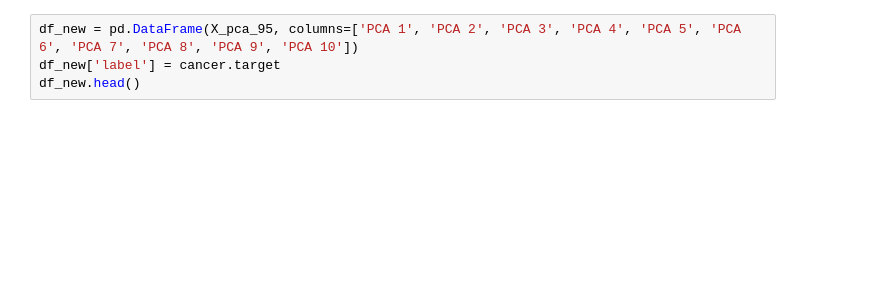
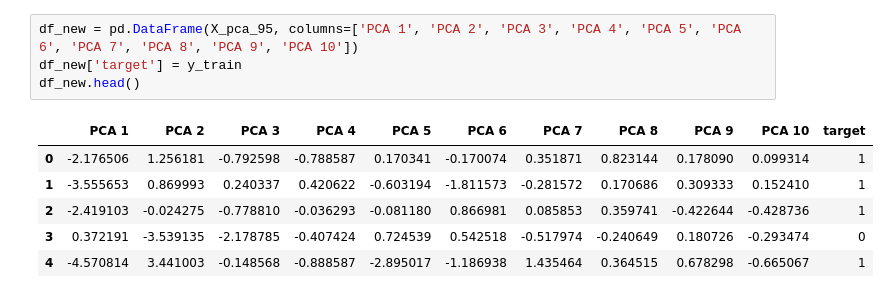
Before and after one commit to debjitpal5040/ML_Algorithms, a Jupyter notebook: Machine Learning/Dimentionality Reduction Techniques/Principal_Component_Analysis.ipynb, the cells around one changed output. Saved outputs shown, nothing was run; the diff lists cells and outputs as text; blank space fills up the shorter version.

```diff
--- a/Machine Learning/Dimentionality Reduction Techniques/Principal_Component_Analysis.ipynb
+++ b/Machine Learning/Dimentionality Reduction Techniques/Principal_Component_Analysis.ipynb
@@ -49,4 +170,11 @@ plt.title('95% Explained Variance')
 # %%
 df_new = pd.DataFrame(X_pca_95, columns=['PCA 1', 'PCA 2', 'PCA 3', 'PCA 4', 'PCA 5', 'PCA 6', 'PCA 7', 'PCA 8', 'PCA 9', 'PCA 10'])
-df_new['label'] = cancer.target
+df_new['target'] = y_train
 df_new.head()
+# %% [output]
+|  | PCA 1 | PCA 2 | PCA 3 | PCA 4 | PCA 5 | PCA 6 | PCA 7 | PCA 8 | PCA 9 | PCA 10 | target |
+| 0 | -2.176506 | 1.256181 | -0.792598 | -0.788587 | 0.170341 | -0.170074 | 0.351871 | 0.823144 | 0.178090 | 0.099314 | 1 |
+| 1 | -3.555653 | 0.869993 | 0.240337 | 0.420622 | -0.603194 | -1.811573 | -0.281572 | 0.170686 | 0.309333 | 0.152410 | 1 |
+| 2 | -2.419103 | -0.024275 | -0.778810 | -0.036293 | -0.081180 | 0.866981 | 0.085853 | 0.359741 | -0.422644 | -0.428736 | 1 |
+| 3 | 0.372191 | -3.539135 | -2.178785 | -0.407424 | 0.724539 | 0.542518 | -0.517974 | -0.240649 | 0.180726 | -0.293474 | 0 |
+| 4 | -4.570814 | 3.441003 | -0.148568 | -0.888587 | -2.895017 | -1.186938 | 1.435464 | 0.364515 | 0.678298 | -0.665067 | 1 |
```
Also changed, not shown: parts of 20 cells of this notebook.
